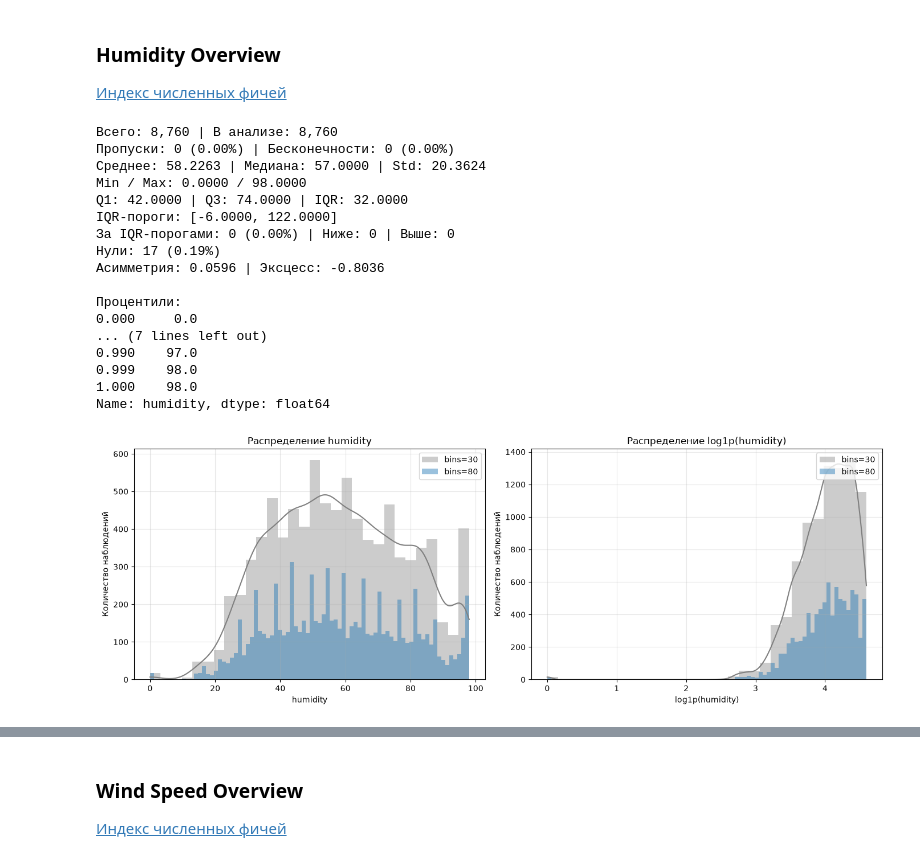
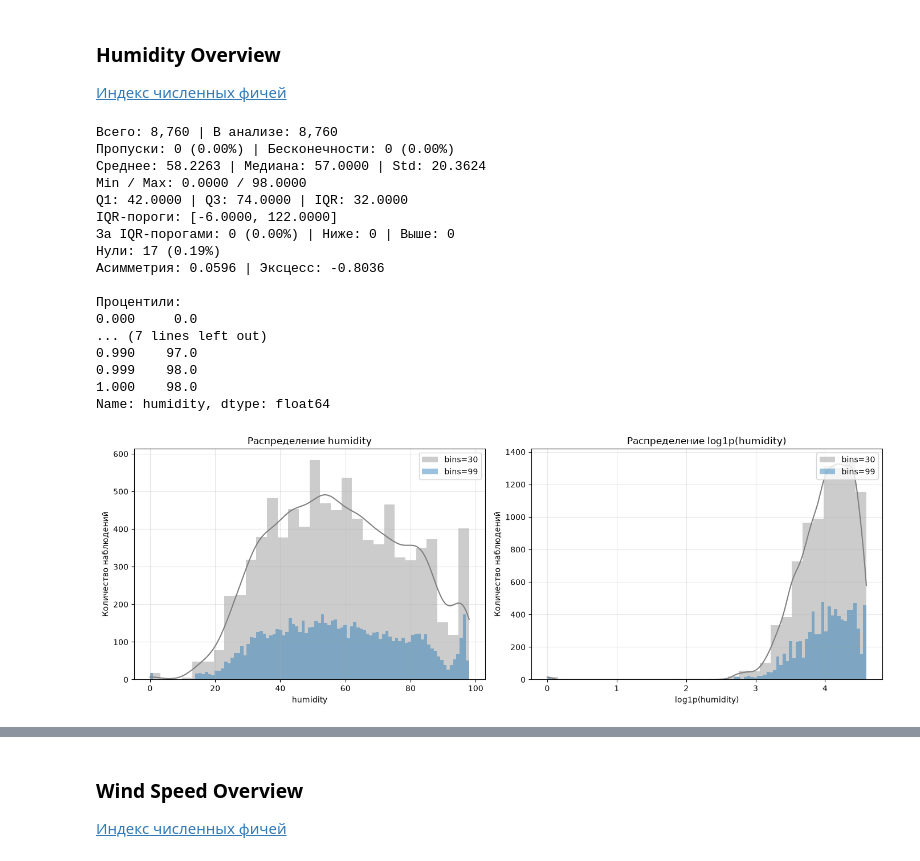
Before and after one commit to Vatman30000/Project_Practicum_team_13, a Jupyter notebook: notebooks/eda.ipynb, the cells around one changed output, grey strips where cells are left out. Saved outputs shown, nothing was run; the diff lists cells and outputs as text; code cells hidden in the pictures.

```diff
--- a/notebooks/eda.ipynb
+++ b/notebooks/eda.ipynb
@@ -351,29 +391,29 @@ Name: temperature, dtype: float64
 # %%
 analyze_distribution(df["humidity"])
 
 _ = plot_distribution_pair(
     df["humidity"],
     feature_name="humidity",
     clip_quantiles=None,
-    bins=(30, 80),
-    kde=True,
+    bins=(30, 99),
+    kde=True
 )
 # %% [output]
 Всего: 8,760 | В анализе: 8,760
 Пропуски: 0 (0.00%) | Бесконечности: 0 (0.00%)
 Среднее: 58.2263 | Медиана: 57.0000 | Std: 20.3624
 Min / Max: 0.0000 / 98.0000
 Q1: 42.0000 | Q3: 74.0000 | IQR: 32.0000
 IQR-пороги: [-6.0000, 122.0000]
 За IQR-порогами: 0 (0.00%) | Ниже: 0 | Выше: 0
 Нули: 17 (0.19%)
 Асимметрия: 0.0596 | Эксцесс: -0.8036
 
 Процентили:
 0.000     0.0
 ... (7 lines left out)
 0.990    97.0
 0.999    98.0
 1.000    98.0
 Name: humidity, dtype: float64
-[figure, old version]
+[figure, new version]
```
Also changed, not shown: parts of 53 cells of this notebook.
